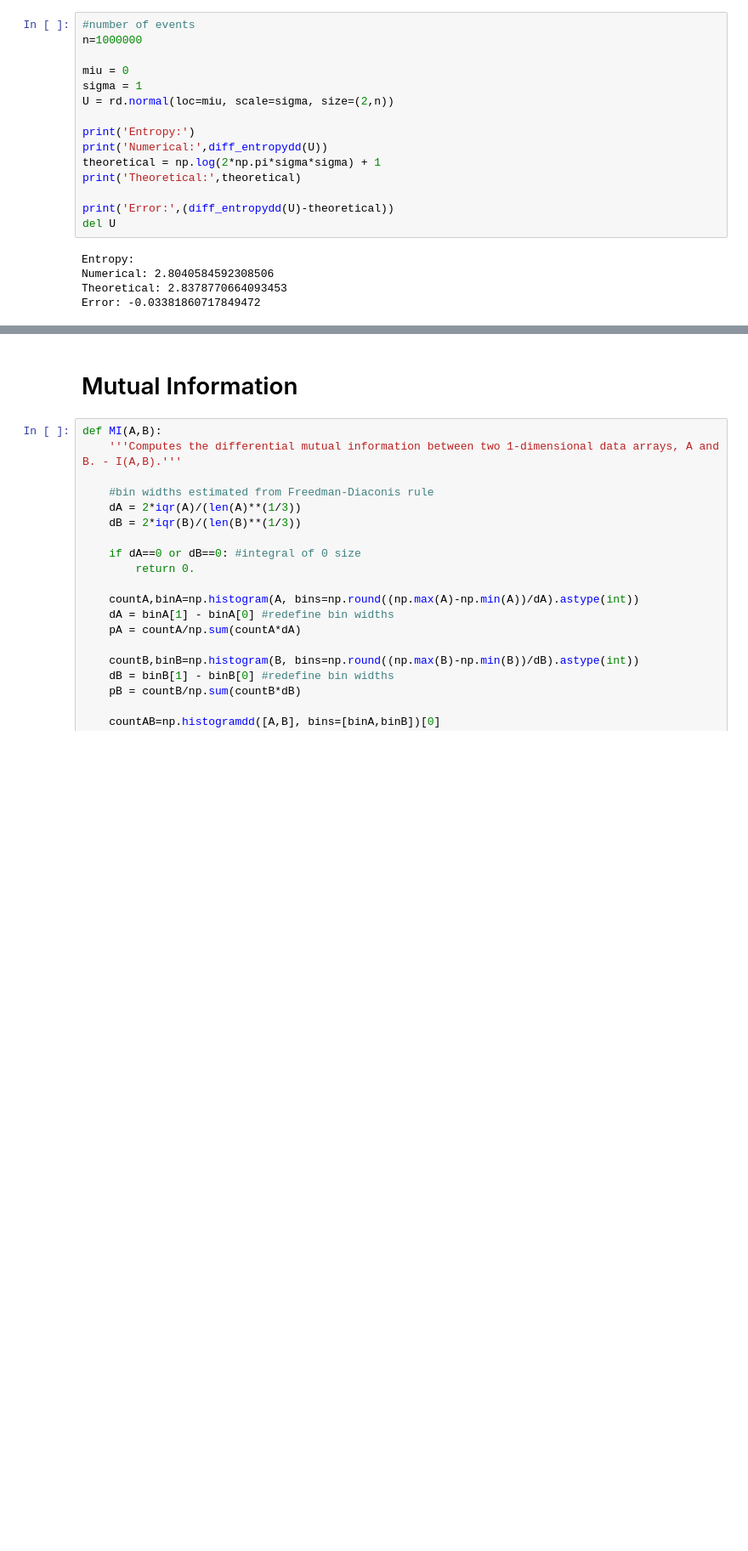
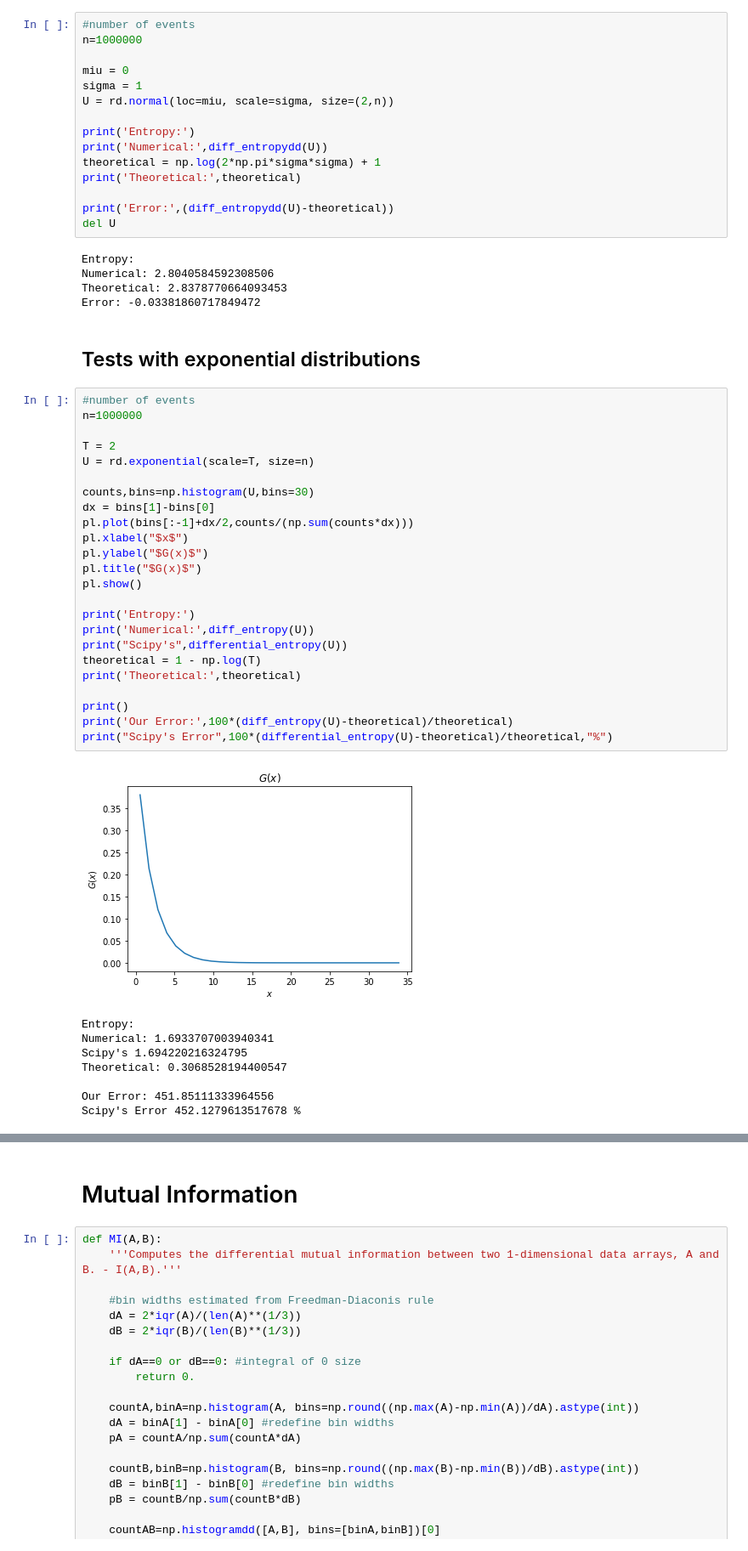
Before and after one commit to F-Barroso/Information, a Jupyter notebook: Differential Information.ipynb, the cells around one changed output, grey strips where cells are left out. Shown at 85% size. Cells and saved outputs as stored; diff of their text form; blank space fills up the shorter version.

```diff
--- a/Differential Information.ipynb
+++ b/Differential Information.ipynb
@@ -173,3 +204,38 @@ Entropy:
 Numerical: 2.8040584592308506
 Theoretical: 2.8378770664093453
 Error: -0.03381860717849472
+# %% [markdown]
+## Tests with exponential distributions
+# %%
+#number of events
+n=1000000
+
+T = 2
+U = rd.exponential(scale=T, size=n)
+
+counts,bins=np.histogram(U,bins=30)
+dx = bins[1]-bins[0]
+pl.plot(bins[:-1]+dx/2,counts/(np.sum(counts*dx)))
+pl.xlabel("$x$")
+pl.ylabel("$G(x)$")
+pl.title("$G(x)$")
+pl.show()
+
+print('Entropy:')
+print('Numerical:',diff_entropy(U))
+print("Scipy's",differential_entropy(U))
+theoretical = 1 - np.log(T)
+print('Theoretical:',theoretical)
+
+print()
+print('Our Error:',100*(diff_entropy(U)-theoretical)/theoretical)
+print("Scipy's Error",100*(differential_entropy(U)-theoretical)/theoretical,"%")
+# %% [output]
+[figure, added]
+Entropy:
+Numerical: 1.6933707003940341
+Scipy's 1.694220216324795
+Theoretical: 0.3068528194400547
+
+Our Error: 451.85111333964556
+Scipy's Error 452.1279613517678 %
```
Also changed, not shown: parts of 7 cells of this notebook.
